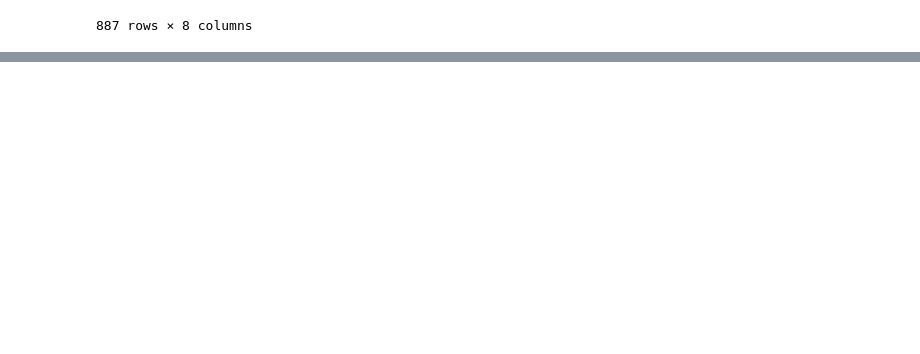
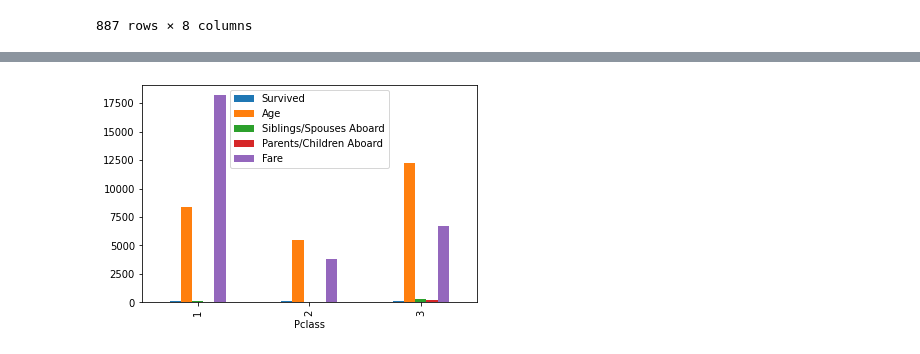
Before and after one commit to ferdinosaurus/basic-machine-learning-AI-INDONESIA, a Jupyter notebook: Pert 1/myPert1.ipynb, the cells around one changed output, grey strips where cells are left out. Saved outputs shown, nothing was run; the diff lists cells and outputs as text; code cells hidden in the pictures; blank space fills up the shorter version.

```diff
--- a/Pert 1/myPert1.ipynb
+++ b/Pert 1/myPert1.ipynb
@@ -4,6 +17,6 @@ import pandas as pd
 # %%
-data = pd.read_csv("titanic.csv")
-data
+data_titanic = pd.read_csv("titanic.csv")
+data_titanic
 # %% [output]
 |  | Survived | Pclass | Name | Sex | Age | Siblings/Spouses Aboard | Parents/Children Aboard | Fare |
 | 0 | 0 | 3 | Mr. Owen Harris Braund | male | 22.0 | 1 | 0 | 7.2500 |
@@ -20,0 +82,3 @@ data
+# %%
+data_titanic['Age']=data_titanic['Age'].astype('int64')
+data_titanic.dtypes
@@ -20,0 +167,5 @@ data
+# %%
+data_titanic.groupby('Pclass').sum().plot(kind='bar')
+plt.show()
+# %% [output]
+[figure, added]
```
Also changed, not shown: parts of 10 cells of this notebook.
